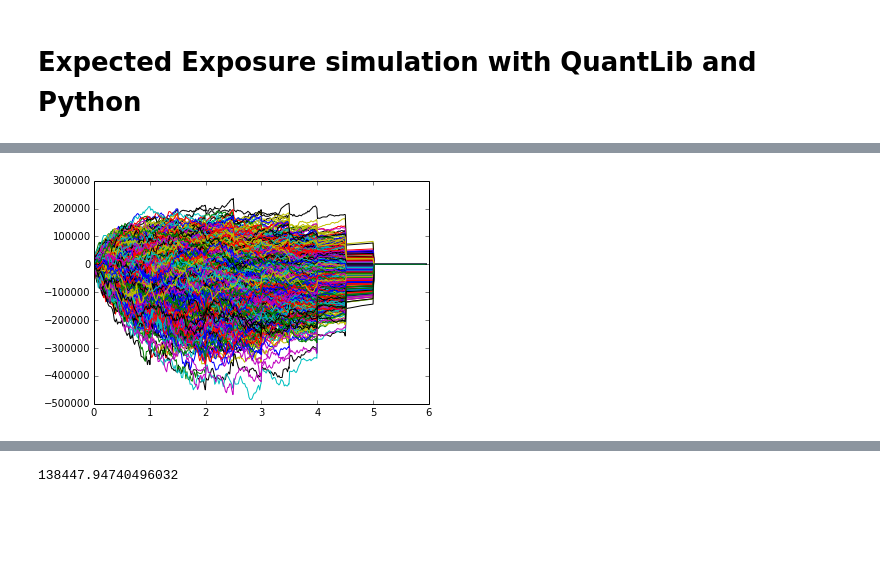
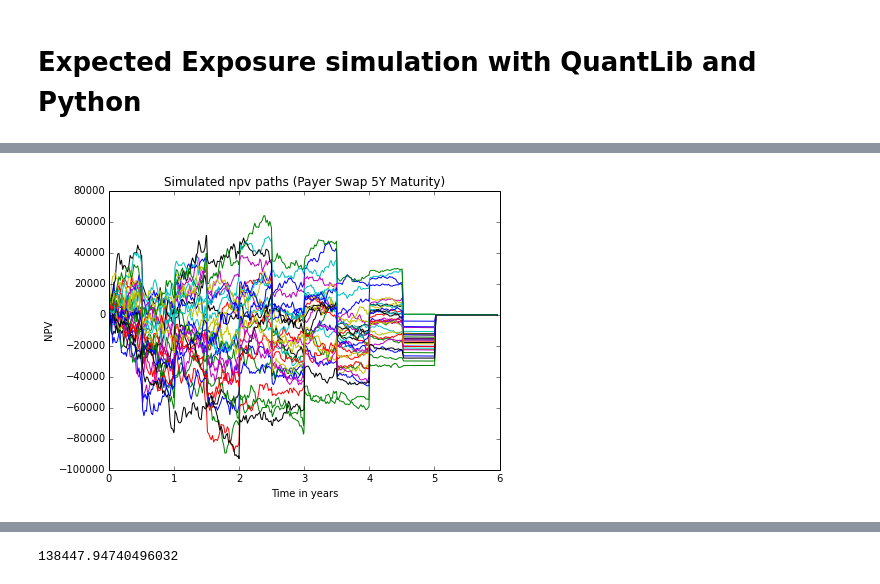
Before and after one commit to mgroncki/IPythonScripts, a Jupyter notebook: ExpectedExposureSimulation.ipynb, the cells around one changed output, grey strips where cells are left out. Drawn from its saved outputs; the diff is of its cells as text; code cells hidden in the pictures; blank space fills up the shorter version.

```diff
--- a/ExpectedExposureSimulation.ipynb
+++ b/ExpectedExposureSimulation.ipynb
@@ -116,11 +115,15 @@ for p in range(0,N):
     ql.IndexManager.instance().clearHistories()
 ql.Settings.instance().setEvaluationDate(today)
 hyts.linkTo(yts)
-# %%
-for i in range(0,N):
-    plt.plot(time_grid, npv_matrix[i,:])
-# %% [output]
-[figure, removed]
+# %%
+plt.figure(figsize=(7,5), dpi=300)
+for i in range(0,30):
+    plt.plot(time_grid, npv_matrix[i,:])
+plt.xlabel("Time in years")
+plt.ylabel("NPV")
+plt.title("Simulated npv paths (Payer Swap 5Y Maturity)")
+# %% [output]
+[figure, added]
 # %%
 E = npv_matrix.copy()
 E[E<0]=0
```
Also changed, not shown: parts of 11 cells of this notebook.
